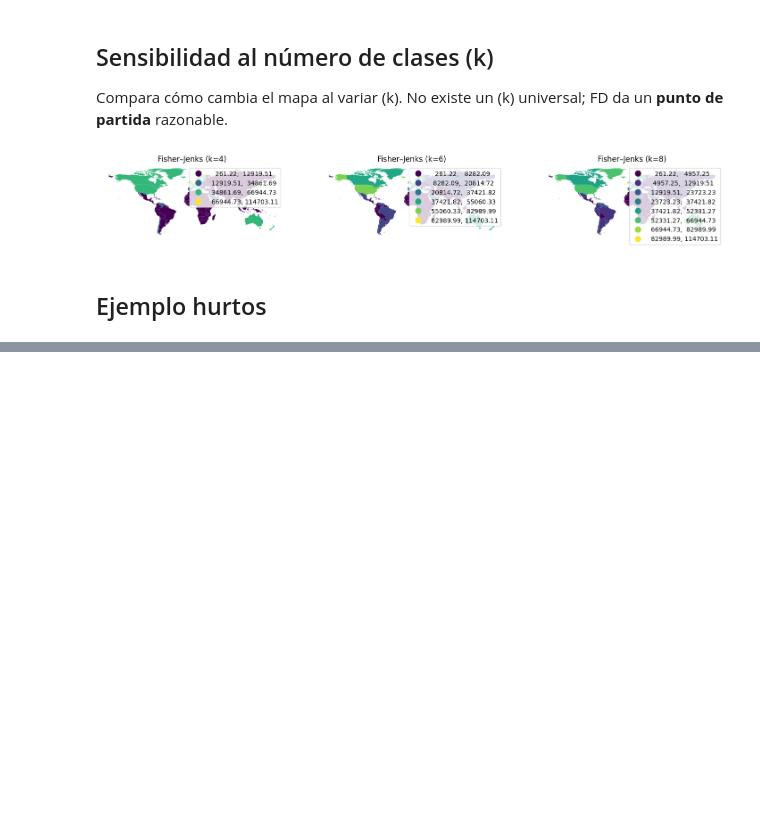
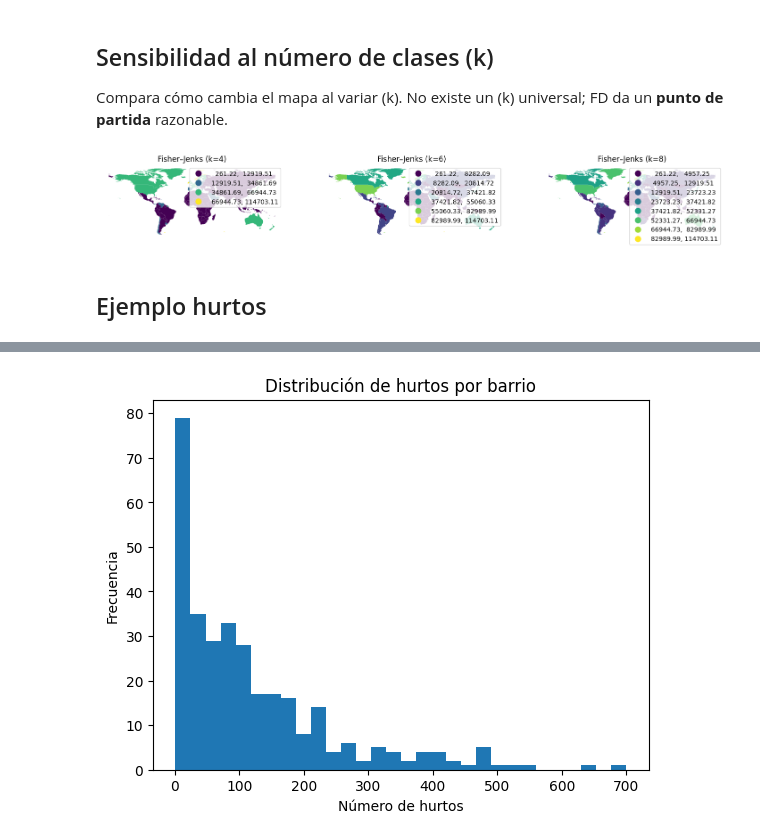
Before and after one commit to jdavidortega/Geographic_Data_Science_with_Python, a Jupyter notebook: Geospatial/choropleth_es.ipynb, the cells around one changed output, grey strips where cells are left out. Saved outputs shown, nothing was run; the diff lists cells and outputs as text; code cells hidden in the pictures; blank space fills up the shorter version.

```diff
--- a/Geospatial/choropleth_es.ipynb
+++ b/Geospatial/choropleth_es.ipynb
@@ -211,0 +226,7 @@ ax.axis("off")
+# %%
+plt.hist(resumen["hurtos"], bins=30)
+plt.title("Distribución de hurtos por barrio")
+plt.xlabel("Número de hurtos"); plt.ylabel("Frecuencia")
+plt.show()
+# %% [output]
+[figure, added]
```
Also changed, not shown: parts of 13 cells of this notebook, 3 other files.
